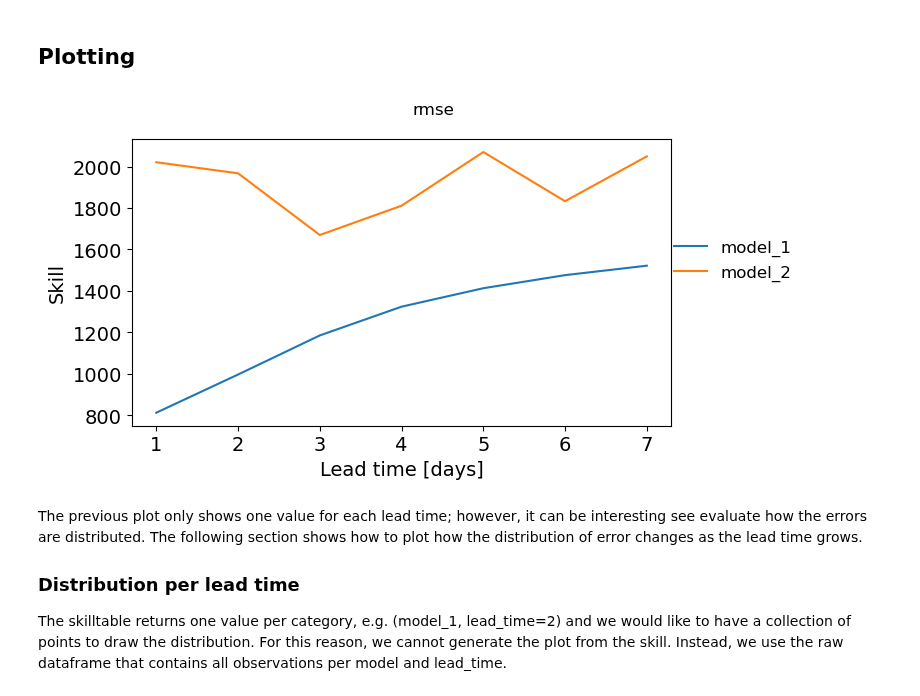
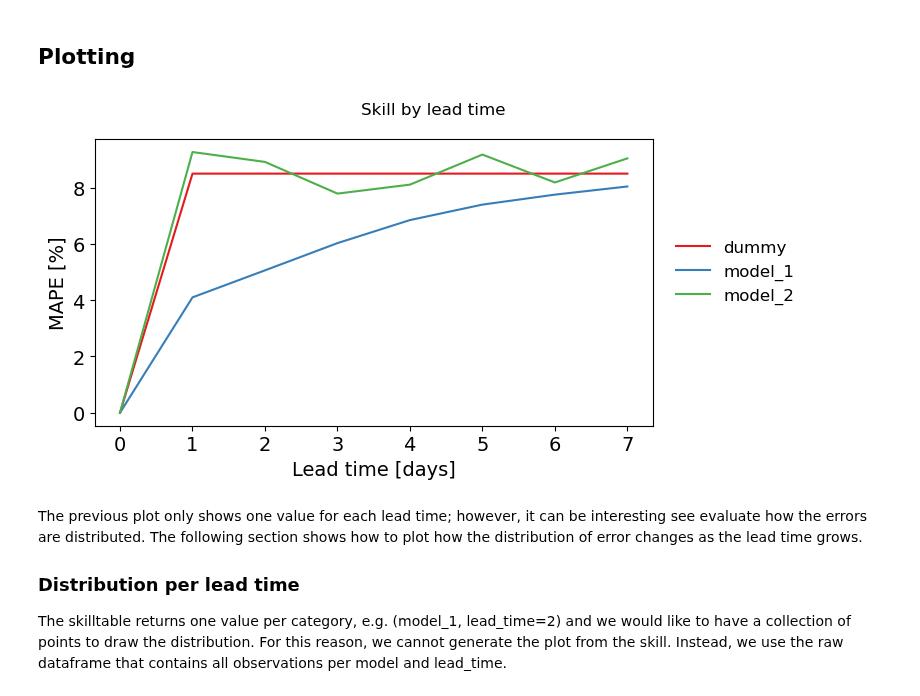
Before and after one commit to DHI/modelskill, a Jupyter notebook: notebooks/Forecast_skill.ipynb, the cells around one changed output. Drawn from its saved outputs; the diff is of its cells as text; code cells hidden in the pictures.

Commit message:
First draft of combined visualization

```diff
--- a/notebooks/Forecast_skill.ipynb
+++ b/notebooks/Forecast_skill.ipynb
@@ -8,6 +8,8 @@ import matplotlib.pyplot as plt
 import seaborn as sns
 
 import modelskill as ms
+# %%
+sns.set_palette("Set1")
 # %% [markdown]
 In this notebook, we depart from a dataframe containing matched results from two models. To see how that dataframe is created, consider visiting the [data wrangling notebook](../notebooks/Forecast_data_wrangling.ipynb).
 # %%
@@ -17,0 +29,10 @@ matched_model_results = pd.read_csv(path_to_file("matched_model_results.csv"), p
+# %%
+observations = matched_model_results["observation"].drop_duplicates().to_frame()
+
+obs = ms.PointObservation(observations)
+mr = ms.DummyModelResult(strategy='mean')
+pmr = mr.extract(obs).to_dataframe()
+
+fig, ax = plt.subplots(1, 1, figsize=(12, 4))
+pmr.merge(observations, on="time").plot(ax=ax)
+plt.show()
@@ -18,3 +41,8 @@ matched_model_results = pd.read_csv(path_to_file("matched_model_results.csv"), p
 # %%
-cmp = ms.from_matched(matched_model_results, mod_items=["model_1", "model_2"], aux_items=["lead_time"], obs_item="observation")
-sk = cmp.skill(by=["model", "lead_time"]).sort_index().to_dataframe()
+pmr.index.name = "date"
+matched_model_results = matched_model_results.merge(pmr, on="date", how="inner")
+cmp = ms.from_matched(matched_model_results, mod_items=["model_1", "model_2", "dummy"], aux_items=["lead_time"], obs_item="observation")
+
+metrics = ["bias", "rmse", "mae", "mape"]
+sk = cmp.skill(by=["model", "lead_time"], metrics=metrics).sort_index()
+sk.round(2).style()
@@ -21,27 +68,39 @@ sk = cmp.skill(by=["model", "lead_time"]).sort_index().to_dataframe()
 # %% [markdown]
 ## Plotting
+# %%
+skill_for_plot = sk.to_dataframe().reset_index().drop(columns=["observation", "n"])
+baseline = pd.DataFrame(
+    {
+        "model": ["dummy", "model_1", "model_2"],
+        "lead_time": [0, 0, 0],
+    }
+)
+for metric in metrics:
+    baseline[metric] = 0
+
+skill_for_plot = pd.concat([skill_for_plot, baseline]).sort_values(by=["model", "lead_time"])
 # %%
-metric = "rmse"
+metric = "mape"
 
 fig, ax = plt.subplots(1, 1, figsize=(8, 4))
 sns.lineplot(
-    data=sk.reset_index(),
+    data=skill_for_plot,
     x="lead_time",
     y=metric,
     hue="model",
     ax=ax,
 )
-fig.suptitle(f"{metric}")
+fig.suptitle("Skill by lead time")
 
 ax.set_xlabel("Lead time [days]", fontsize=14)
-ax.set_ylabel("Skill", fontsize=14)
-ax.legend(frameon=False, fontsize=12, bbox_to_anchor=(1.25, 0.7)),
+ax.set_ylabel("MAPE [%]", fontsize=14)
+ax.legend(frameon=False, fontsize=12, bbox_to_anchor=(1.28, 0.7)),
 ax.tick_params(axis="both", which="major", labelsize=14)
 
 plt.tight_layout()
 plt.show()
 # %% [output]
-[figure, old version]
+[figure, new version]
 # %% [markdown]
 The previous plot only shows one value for each lead time; however, it can be interesting see evaluate how the errors are distributed. The following section shows how to plot how the distribution of error changes as the lead time grows.
 
```
Also changed, not shown: parts of 5 cells of this notebook.
